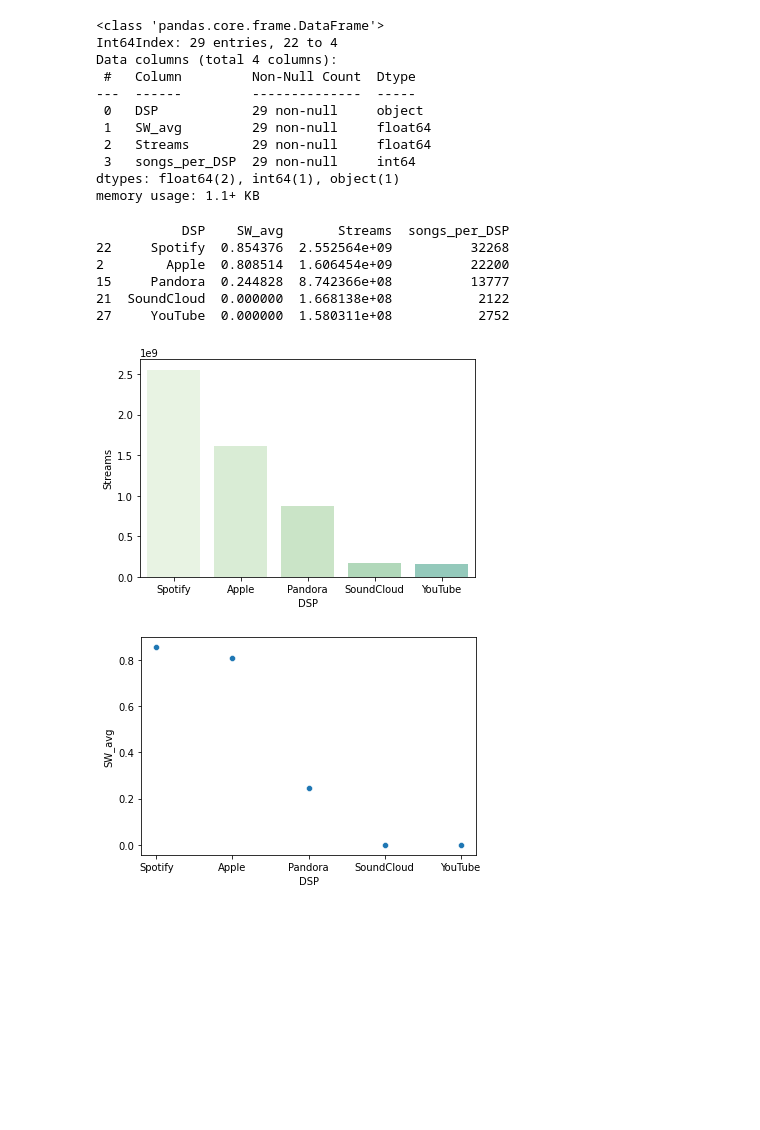
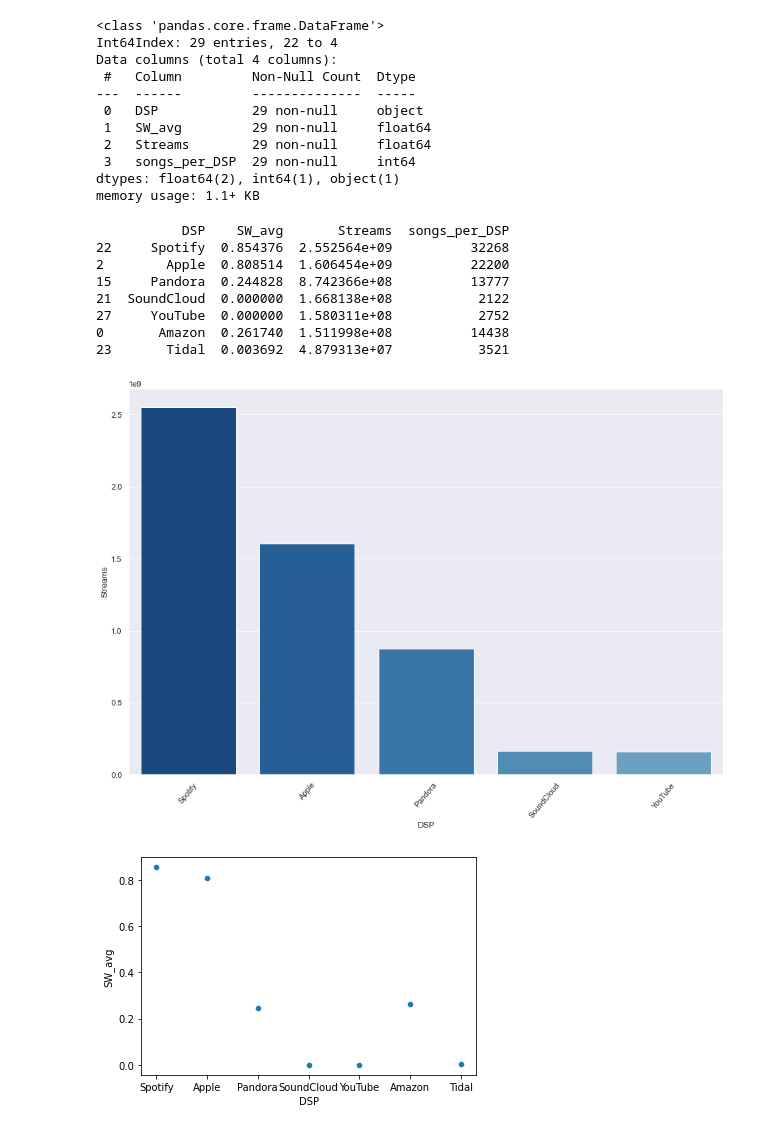
Before and after one commit to NSS-Data-Analytics-Cohort-6/mlc-project-nan-nagini, a Jupyter notebook: notebook/Cui_Weiyi_MLC.ipynb, the cells around one changed output. Cells and saved outputs as stored; diff of their text form; code cells hidden in the pictures; blank space fills up the shorter version.

Commit message:
added some graph work and started to branch into Label association

```diff
--- a/notebook/Cui_Weiyi_MLC.ipynb
+++ b/notebook/Cui_Weiyi_MLC.ipynb
@@ -516,8 +517,8 @@ Data columns (total 4 columns):
 dtypes: float64(2), int64(1), object(1)
 memory usage: 1.1+ KB
 # %%
-top_5=DSP_df2.head(5)
-print(top_5)
+top_7=DSP_df2.head(7)
+print(top_7)
 # %% [output]
            DSP    SW_avg       Streams  songs_per_DSP
 22     Spotify  0.854376  2.552564e+09          32268
@@ -525,12 +526,16 @@ print(top_5)
 15     Pandora  0.244828  8.742366e+08          13777
 21  SoundCloud  0.000000  1.668138e+08           2122
 27     YouTube  0.000000  1.580311e+08           2752
+0       Amazon  0.261740  1.511998e+08          14438
+23       Tidal  0.003692  4.879313e+07           3521
 # %%
-ax = sns.barplot(x="DSP", y="Streams", data=top_5, palette=sns.color_palette("GnBu", 10), order=top_5['DSP'])
+ax = sns.barplot(x="DSP", y="Streams", data=top_7, palette=sns.color_palette("Blues_r", 10), order=top_5['DSP'])
+plt.xticks(rotation = 50)
+sns.set(rc = {'figure.figsize':(15,5)});
 # %% [output]
-[figure, old version]
+[figure, new version]
 # %%
-scatter= sns.scatterplot(data=top_5, x="DSP", y="SW_avg", palette=sns.color_palette("GnBu", 10))
+scatter= sns.scatterplot(data=top_7, x="DSP", y="SW_avg", palette=sns.color_palette("GnBu", 10))
 # %% [output]
-[figure, old version]
+[figure, new version]
 # %%
```
Also changed, not shown: parts of 11 cells of this notebook.
